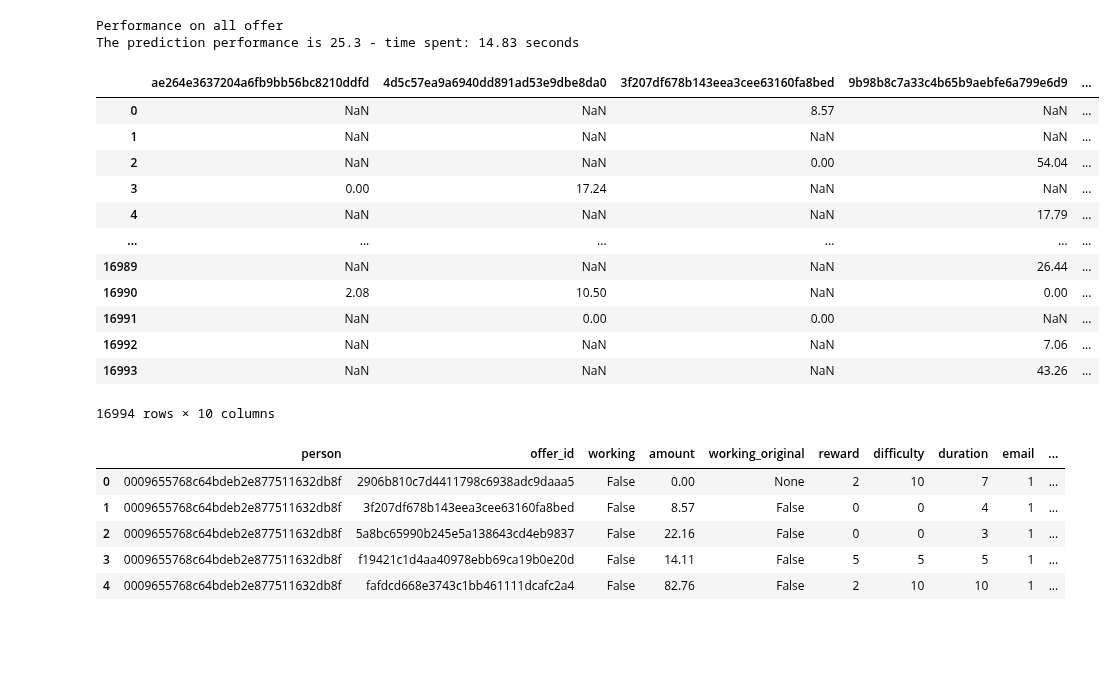
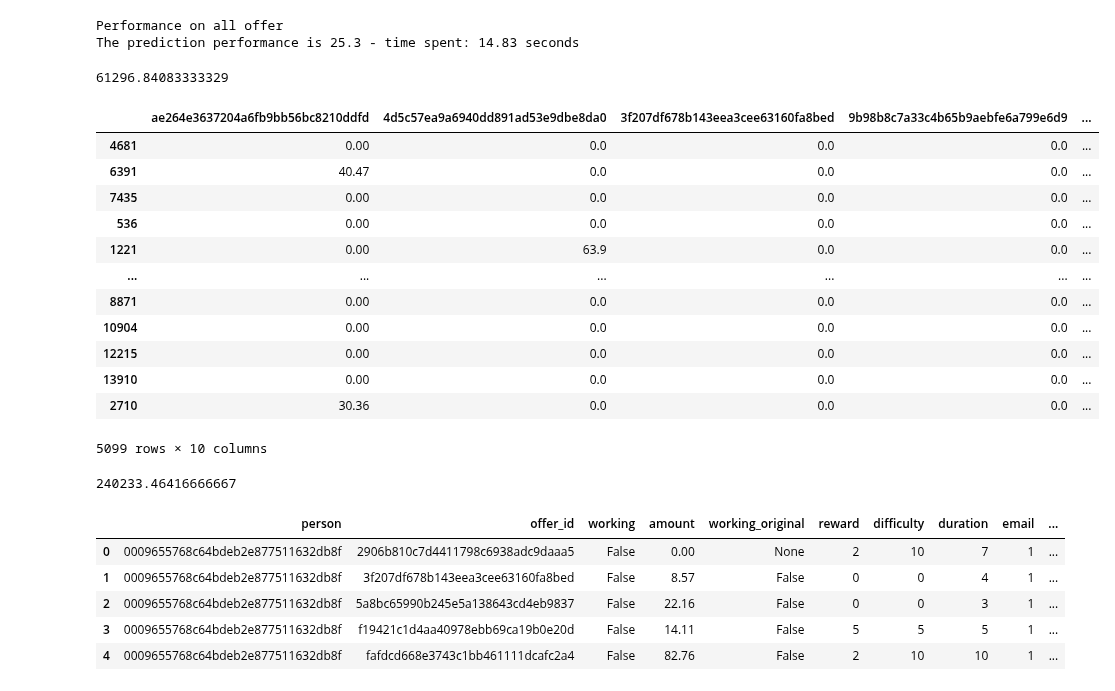
Before and after one commit to Sawy89/dsnd_starbucks_capstone, a Jupyter notebook: Starbucks_Capstone_notebook.ipynb, the cells around one changed output. Drawn from its saved outputs; the diff is of its cells as text; code cells hidden in the pictures; blank space fills up the shorter version.

```diff
--- a/Starbucks_Capstone_notebook.ipynb
+++ b/Starbucks_Capstone_notebook.ipynb
@@ -626,22 +627,51 @@ def test_the_model_amount(df, model):
     print(f"The prediction performance is {round(100 * performance,2)} - time spent: {round((stop-start).total_seconds(), 2)} seconds")
 
     return y_pred
-# %%
-offer_bool_stack[portfolio['id']]
-# %% [output]
-|  | ae264e3637204a6fb9bb56bc8210ddfd | 4d5c57ea9a6940dd891ad53e9dbe8da0 | 3f207df678b143eea3cee63160fa8bed | 9b98b8c7a33c4b65b9aebfe6a799e6d9 | ... |
-| 0 | NaN | NaN | 8.57 | NaN | ... |
-| 1 | NaN | NaN | NaN | NaN | ... |
-| 2 | NaN | NaN | 0.00 | 54.04 | ... |
-| 3 | 0.00 | 17.24 | NaN | NaN | ... |
-| 4 | NaN | NaN | NaN | 17.79 | ... |
-| ... | ... | ... | ... | ... | ... |
-| 16989 | NaN | NaN | NaN | 26.44 | ... |
-| 16990 | 2.08 | 10.50 | NaN | 0.00 | ... |
-| 16991 | NaN | 0.00 | 0.00 | NaN | ... |
-| 16992 | NaN | NaN | NaN | 7.06 | ... |
-| 16993 | NaN | NaN | NaN | 43.26 | ... |
-16994 rows × 10 columns
+# %%
+df = offer_bool_stack.drop(columns='person')
+model = RandomForestRegressor(random_state=22)
+
+
+X = df.drop(columns=portfolio['id'])
+y = df[portfolio['id']].fillna(0)
+
+# Split train & test
+X_train, X_test, y_train, y_test = train_test_split(X, y, test_size=0.3, random_state=22)
+
+# Train
+model.fit(X_train, y_train)
+
+# Prediction
+y_pred = y_test.copy()
+y_pred.loc[:,:] = model.predict(X_test)
+# %%
+maxcol_pred = y_pred.idxmax(axis=1)
+gain = 0
+for idx in y_test.index:
+    gain += y_test.loc[idx, maxcol_pred.loc[idx]]
+gain
+# %% [output]
+61296.84083333329
+# %%
+y_test
+# %% [output]
+|  | ae264e3637204a6fb9bb56bc8210ddfd | 4d5c57ea9a6940dd891ad53e9dbe8da0 | 3f207df678b143eea3cee63160fa8bed | 9b98b8c7a33c4b65b9aebfe6a799e6d9 | ... |
+| 4681 | 0.00 | 0.0 | 0.0 | 0.0 | ... |
+| 6391 | 40.47 | 0.0 | 0.0 | 0.0 | ... |
+| 7435 | 0.00 | 0.0 | 0.0 | 0.0 | ... |
+| 536 | 0.00 | 0.0 | 0.0 | 0.0 | ... |
+| 1221 | 0.00 | 63.9 | 0.0 | 0.0 | ... |
+| ... | ... | ... | ... | ... | ... |
+| 8871 | 0.00 | 0.0 | 0.0 | 0.0 | ... |
+| 10904 | 0.00 | 0.0 | 0.0 | 0.0 | ... |
+| 12215 | 0.00 | 0.0 | 0.0 | 0.0 | ... |
+| 13910 | 0.00 | 0.0 | 0.0 | 0.0 | ... |
+| 2710 | 30.36 | 0.0 | 0.0 | 0.0 | ... |
+5099 rows × 10 columns
+# %%
+(y_test.max(axis=1)).sum()
+# %% [output]
+240233.46416666667
 # %%
 offer_bool_all.loc[offer_bool_all.person=='0009655768c64bdeb2e877511632db8f']
 # %% [output]
```
Also changed, not shown: parts of 1 cell of this notebook.
